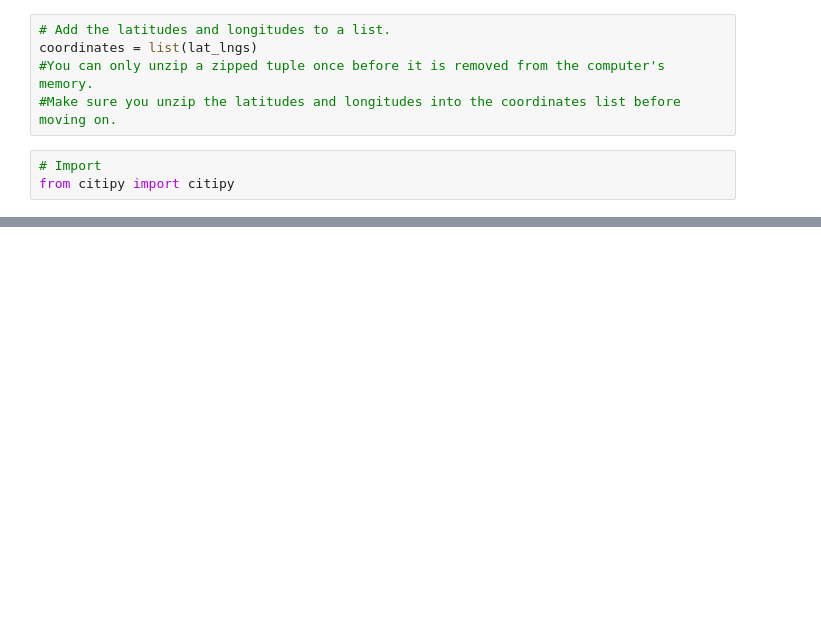
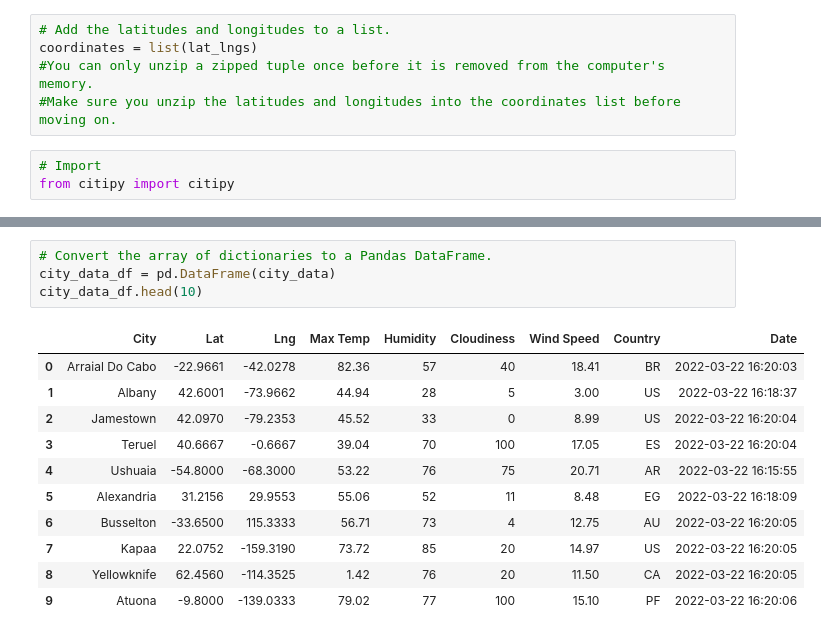
Before and after one commit to TraceyFitz/World_Weather_Analysis, a Jupyter notebook: WeatherPy-Copy1.ipynb, the cells around one changed output, grey strips where cells are left out. Saved outputs shown, nothing was run; the diff lists cells and outputs as text; blank space fills up the shorter version.

```diff
--- a/WeatherPy-Copy1.ipynb
+++ b/WeatherPy-Copy1.ipynb
@@ -38,0 +150,16 @@ len(cities)
+# %%
+# Convert the array of dictionaries to a Pandas DataFrame.
+city_data_df = pd.DataFrame(city_data)
+city_data_df.head(10)
+# %% [output]
+|  | City | Lat | Lng | Max Temp | Humidity | Cloudiness | Wind Speed | Country | Date |
+| 0 | Arraial Do Cabo | -22.9661 | -42.0278 | 82.36 | 57 | 40 | 18.41 | BR | 2022-03-22 16:20:03 |
+| 1 | Albany | 42.6001 | -73.9662 | 44.94 | 28 | 5 | 3.00 | US | 2022-03-22 16:18:37 |
+| 2 | Jamestown | 42.0970 | -79.2353 | 45.52 | 33 | 0 | 8.99 | US | 2022-03-22 16:20:04 |
+| 3 | Teruel | 40.6667 | -0.6667 | 39.04 | 70 | 100 | 17.05 | ES | 2022-03-22 16:20:04 |
+| 4 | Ushuaia | -54.8000 | -68.3000 | 53.22 | 76 | 75 | 20.71 | AR | 2022-03-22 16:15:55 |
+| 5 | Alexandria | 31.2156 | 29.9553 | 55.06 | 52 | 11 | 8.48 | EG | 2022-03-22 16:18:09 |
+| 6 | Busselton | -33.6500 | 115.3333 | 56.71 | 73 | 4 | 12.75 | AU | 2022-03-22 16:20:05 |
+| 7 | Kapaa | 22.0752 | -159.3190 | 73.72 | 85 | 20 | 14.97 | US | 2022-03-22 16:20:05 |
+| 8 | Yellowknife | 62.4560 | -114.3525 | 1.42 | 76 | 20 | 11.50 | CA | 2022-03-22 16:20:05 |
+| 9 | Atuona | -9.8000 | -139.0333 | 79.02 | 77 | 100 | 15.10 | PF | 2022-03-22 16:20:06 |
```
Also changed, not shown: parts of 7 cells of this notebook.
